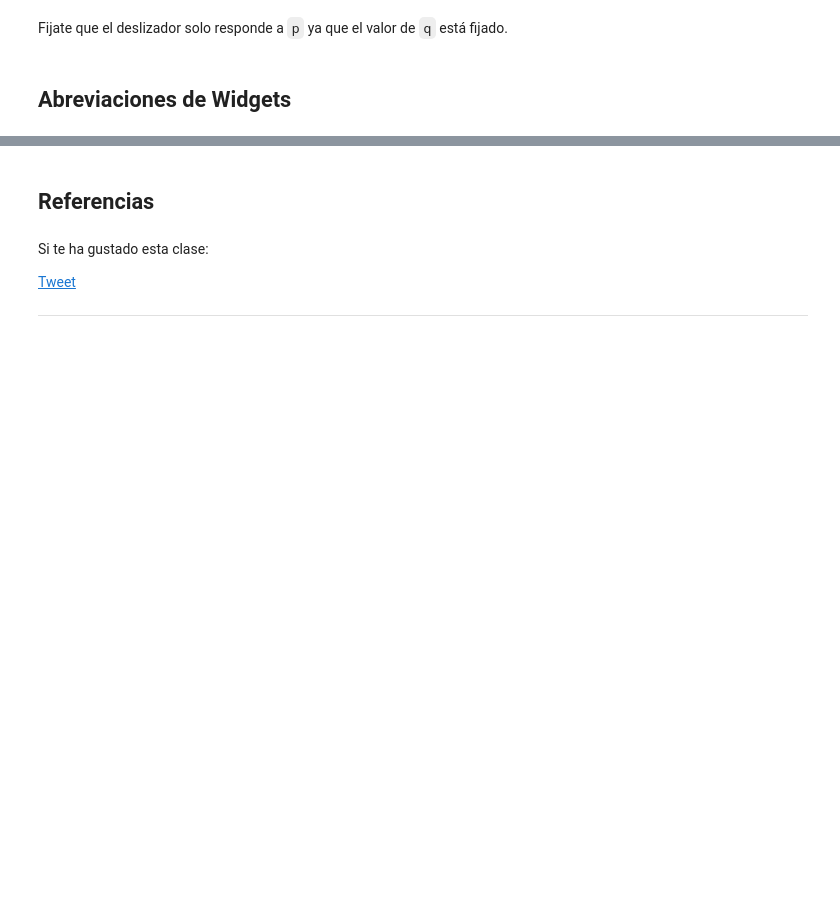
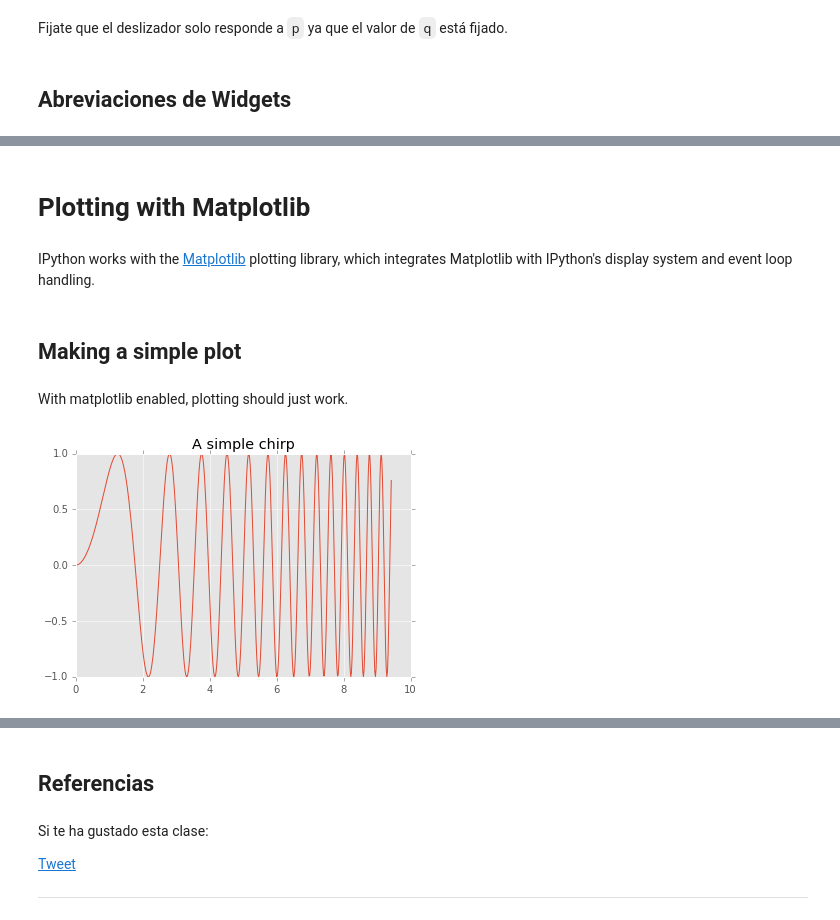
Before and after one commit to CAChemE/curso-python-cientifico, a Jupyter notebook: Notebooks/Clase_widgets-interactivos-IPython.ipynb, the cells around one changed output, grey strips where cells are left out. Saved outputs shown, nothing was run; the diff lists cells and outputs as text; code cells hidden in the pictures; blank space fills up the shorter version.

```diff
--- a/Notebooks/Clase_widgets-interactivos-IPython.ipynb
+++ b/Notebooks/Clase_widgets-interactivos-IPython.ipynb
@@ -76,0 +200,22 @@ Fijate que el deslizador solo responde a `p` ya que el valor de `q` está fijado
+# %% [markdown]
+# Plotting with Matplotlib
+# %% [markdown]
+IPython works with the [Matplotlib](http://matplotlib.org/) plotting library, which integrates Matplotlib with IPython's display system and event loop handling.
+# %% [markdown]
+## Making a simple plot
+# %% [markdown]
+With matplotlib enabled, plotting should just work.
+# %%
+
+import matplotlib.pyplot as plt
+import numpy as np
+
+%matplotlib inline
+
+plt.style.use('ggplot')
+# %%
+x = np.linspace(0, 3*np.pi, 500)
+plt.plot(x, np.sin(x**2))
+plt.title('A simple chirp');
+# %% [output]
+[figure, added]
```
Also changed, not shown: parts of 50 cells of this notebook.
